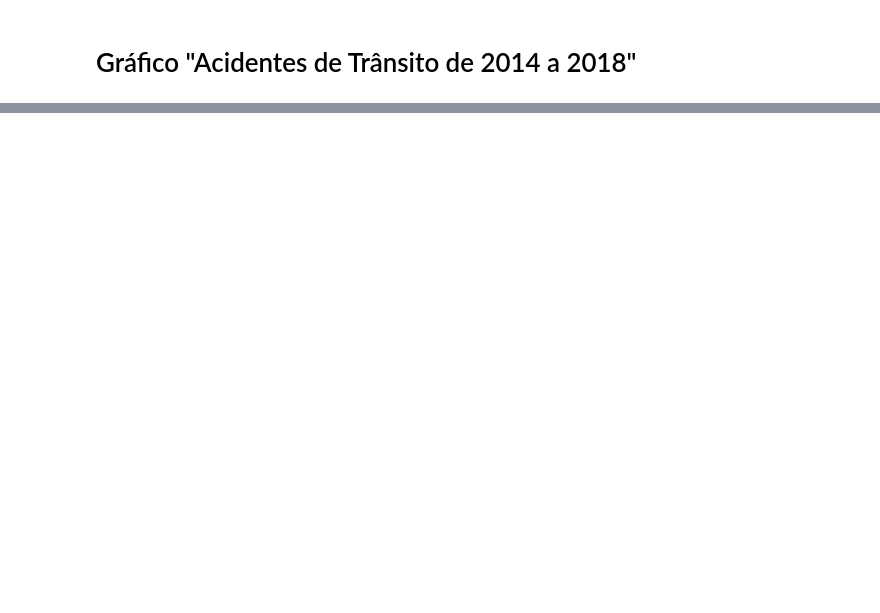
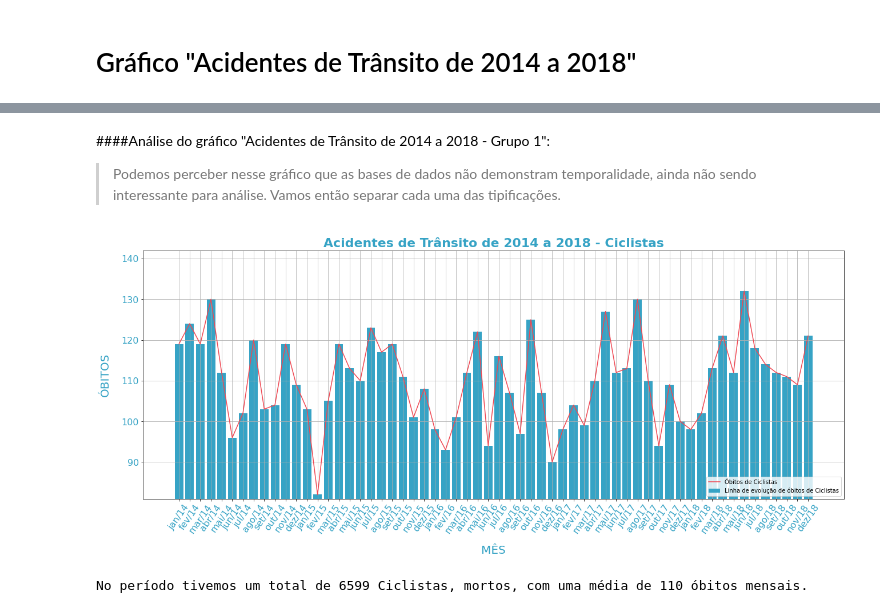
Before and after one commit to BrunoMinetti/BootcampAluraDataScienceAplicada2021, a Jupyter notebook: Bruno_Sanches_ProjetoMódulo01.ipynb, the cells around one changed output, grey strips where cells are left out. Drawn from its saved outputs; the diff is of its cells as text; code cells hidden in the pictures; blank space fills up the shorter version.

```diff
--- a/Bruno_Sanches_ProjetoMódulo01.ipynb
+++ b/Bruno_Sanches_ProjetoMódulo01.ipynb
@@ -334,0 +384,9 @@ Nosso levantamento leva em consideração o conceito de engenharia de trânsito
+# %% [markdown]
+####Análise do gráfico "Acidentes de Trânsito de 2014 a 2018 - Grupo 1":
+> Podemos perceber nesse gráfico que as bases de dados não demonstram temporalidade, ainda não sendo interessante para análise.</p>
+Vamos então separar cada uma das tipificações.
+# %%
+plottar_grafico('(V10-V19) Ciclista traumatizado em um acidente de transporte', dadosTgrupo1, 'Ciclistas', '#36a3c5', '#ef4853', '#36a3c5', 4)
+# %% [output]
+[figure, added]
+No período tivemos um total de 6599 Ciclistas, mortos, com uma média de 110 óbitos mensais.
```
Also changed, not shown: parts of 101 cells of this notebook.
